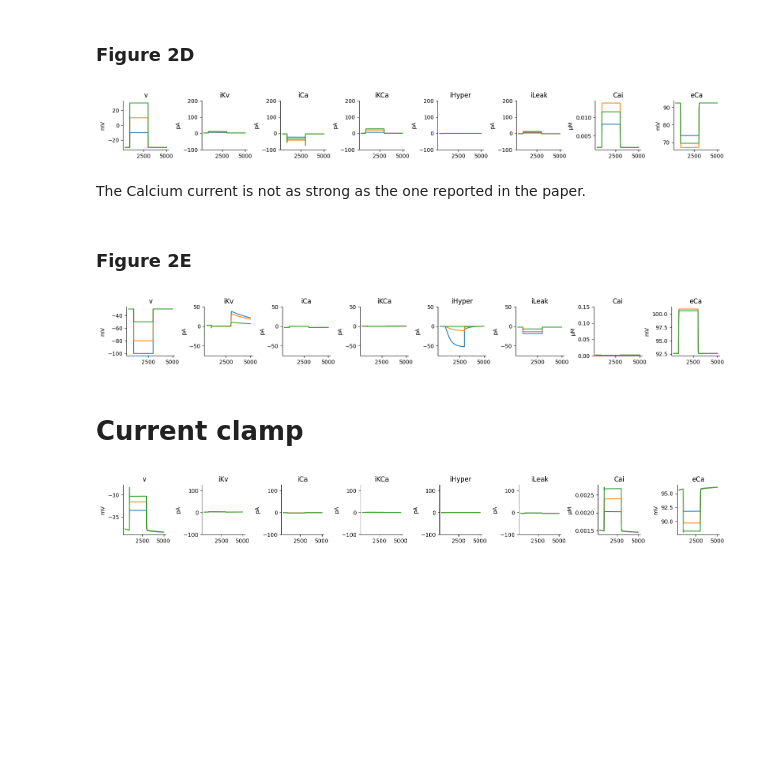
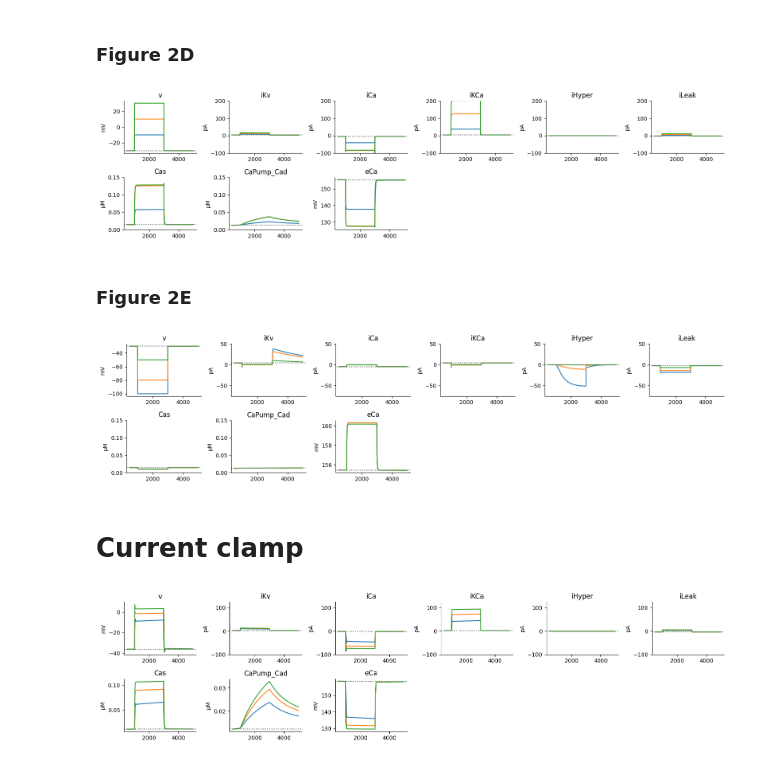
Before and after one commit to jaxleyverse/jaxley-mech, a Jupyter notebook: notebooks/channels/uiki96.ipynb, the cells around one changed output. Drawn from its saved outputs; the diff is of its cells as text; code cells hidden in the pictures; blank space fills up the shorter version.

Commit message:
fix: calcium mechanisms in usui96

```diff
--- a/notebooks/channels/uiki96.ipynb
+++ b/notebooks/channels/uiki96.ipynb
@@ -20,20 +25,19 @@ The calcium pump mechanim described in the papers are buggy. Here we revert to t
 # %% [markdown]
 ### Figure 2D
 # %%
-to_records = ["v", "iCa", "iKCa", "iLeak", "iHyper", 'iKv', "Cai", "eCa"]
-mosaic = [["v", "iKv", "iCa", "iKCa", "iHyper", "iLeak", "Cai", 'eCa']]
+to_records = ["v", "iCa", "iKCa", "iLeak", "iHyper", 'iKv', "Cas", "CaPump_Cad", "eCa"]
+mosaic = [["v", "iKv", "iCa", "iKCa", "iHyper", "iLeak"],
+          ["Cas", 'CaPump_Cad', 'eCa', ".", ".", "."]]
 
 params = {
-    "length": 10,
-    "radius": 5,
-    "capacitance": 33.,
-    "v": -30,
-    "CaPump_taur": 10,
-    "CaPump_cainf": 0.001,
-    "Cao": 2.5,
+    "length": 5.,
+    "radius": 2.5,
+    "capacitance": 10,
+    "v": -36.42516,
+    "Cao": 2500,
 }
 
-fig, ax = plt.subplot_mosaic(mosaic, figsize=(16, 2))
+fig, ax = plt.subplot_mosaic(mosaic, figsize=(16, 4))
 
 V_steps = [-10, 10, 30] # depolarizing
 for v_step in V_steps:
@@ -63,58 +67,56 @@ for v_step in V_steps:
     time_steps = int(total_time / dt)
 
     v = jnp.zeros(time_steps) - 30.
     vc_on = int(pre_vc_time / dt)
     vc_off = int((pre_vc_time + vc_on_time) / dt)
     padding = int(500/dt)
     v = v.at[vc_on:vc_off].set(v_step)
 
     cell.clamp("v", v, verbose=False)
 
     s = jx.integrate(cell, delta_t=dt, t_max=total_time)
     s = prettify(s, to_records, dt)
     for i, rec in enumerate(to_records):
         ax[rec].set_title(rec)
         ax[rec].spines["top"].set_visible(False)
         ax[rec].spines["right"].set_visible(False)
-        if rec == "CaPump_Cad" or rec == "Cas" or rec=="Cai":
+        if rec == "CaPump_Cad" or rec == "Cas":
             ax[rec].set_ylabel("μM")
-            # ax[rec].set_ylim(0, 0.15)
+            ax[rec].set_ylim(0, 0.15)
             ax[rec].plot(s["time"][vc_on-padding:vc_off+int(2500/dt)], s[rec][vc_on-padding:vc_off+int(2500/dt)])
 
         elif rec == "v" or rec == "eCa":
             ax[rec].set_ylabel("mV")
             ax[rec].plot(s["time"][vc_on-padding:vc_off+int(2500/dt)], s[rec][vc_on-padding:vc_off+int(2500/dt)])
 
         else:
             ax[rec].set_ylabel("pA")
             ax[rec].set_ylim(-100, 200)
             ax[rec].plot(s["time"][vc_on-padding:vc_off+int(2500/dt)], s[rec][vc_on-padding:vc_off+int(2500/dt)])
 
+        ax[rec].axhline(s[rec][vc_on-padding:vc_off+int(2500/dt)][0], color='gray', linestyle=':')
+
 fig.tight_layout()
 # %% [output]
-[figure, old version]
+[figure, new version]
-# %% [markdown]
-The Calcium current is not as strong as the one reported in the paper.
 # %% [markdown]
 ### Figure 2E
 # %%
-to_records = ["v", "iCa", "iKCa", "iLeak", "iHyper", 'iKv', "Cai", "eCa"]
-mosaic = [["v", "iKv", "iCa", "iKCa", "iHyper", "iLeak", "Cai", 'eCa']]
+to_records = ["v", "iCa", "iKCa", "iLeak", "iHyper", 'iKv', "Cas", "CaPump_Cad", "eCa"]
+mosaic = [["v", "iKv", "iCa", "iKCa", "iHyper", "iLeak"],
+          ["Cas", 'CaPump_Cad', 'eCa', ".", ".", "."]]
 
 params = {
-    "length": 10,
-    "radius": 5,
-    "capacitance": 33.,
-    "v": -30,
-    "CaPump_taur": 10, # ms
-    "CaPump_cainf": 0.001, # mM
-    "Cao": 2.5, # mM
+    "length": 5.,
+    "radius": 2.5,
+    "capacitance": 10,
+    "v": -36.42516,
+    "Cao": 2500,
 }
 
-fig, ax = plt.subplot_mosaic(mosaic, figsize=(16, 2))
+fig, ax = plt.subplot_mosaic(mosaic, figsize=(16, 4))
 
 V_steps = [-100, -80, -50] # hyperpolarizing
-# V_steps = [-30]
 for v_step in V_steps:
 
     cell = Compartment()
@@ -159,37 +161,37 @@ for v_step in V_steps:
             ax[rec].set_ylabel("μM")
             ax[rec].set_ylim(0, 0.15)
             ax[rec].plot(s["time"][vc_on-padding:vc_off+int(2500/dt)], s[rec][vc_on-padding:vc_off+int(2500/dt)])
+
         elif rec == "v" or rec == "eCa":
             ax[rec].set_ylabel("mV")
             ax[rec].plot(s["time"][vc_on-padding:vc_off+int(2500/dt)], s[rec][vc_on-padding:vc_off+int(2500/dt)])
+
         else:
             ax[rec].set_ylabel("pA")
             ax[rec].set_ylim(-75, 50)
             ax[rec].plot(s["time"][vc_on-padding:vc_off+int(2500/dt)], s[rec][vc_on-padding:vc_off+int(2500/dt)])
 
+        ax[rec].axhline(s[rec][vc_on-padding:vc_off+int(2500/dt)][0], color='gray', linestyle=':')
+
 fig.tight_layout()
 # %% [output]
-[figure, old version]
+[figure, new version]
 # %% [markdown]
 # Current clamp
 # %%
-# to_records = ["v", "iCa", "iKCa", "iLeak", "iHyper", 'iKv', "iKA", "eCa", "Cai"]
-# mosaic = [["v", "iKv", "iKA", "iCa", "iKCa"], ["iLeak", "iHyper", "eCa", "Cai", "."]]
-
-to_records = ["v", "iCa", "iKCa", "iLeak", "iHyper", 'iKv', "Cai", "eCa"]
-mosaic = [["v", "iKv", "iCa", "iKCa", "iHyper", "iLeak", "Cai", 'eCa']]
+to_records = ["v", "iCa", "iKCa", "iLeak", "iHyper", 'iKv', "Cas", "CaPump_Cad", "eCa"]
+mosaic = [["v", "iKv", "iCa", "iKCa", "iHyper", "iLeak"],
+          ["Cas", 'CaPump_Cad', 'eCa', ".", ".", "."]]
 
 params = {
     "length": 5.,
     "radius": 2.5,
-    "capacitance": 33.75,
-    "v": -30,
-    "CaPump_taur": 10,
-    "CaPump_cainf": 0.001, # mM
-    "Cao": 2.5,
+    "capacitance": 10,
+    "v": -36.42516,
+    "Cao": 2500,
 }
 
-fig, ax = plt.subplot_mosaic(mosaic, figsize=(16, 2))
+fig, ax = plt.subplot_mosaic(mosaic, figsize=(16, 4))
 
 
 i_dur = 2000
@@ -237,16 +239,16 @@ for i_amp in i_steps:
             ax[rec].set_ylabel("μM")
             # ax[rec].set_ylim(0, 0.15)
             ax[rec].plot(s["time"][vc_on-padding:vc_off+int(2500/dt)], s[rec][vc_on-padding:vc_off+int(2500/dt)])
-
         elif rec == "v" or rec == "eCa":
             ax[rec].set_ylabel("mV")
             ax[rec].plot(s["time"][vc_on-padding:vc_off+int(2500/dt)], s[rec][vc_on-padding:vc_off+int(2500/dt)])
-
         else:
             ax[rec].set_ylabel("pA")
             ax[rec].set_ylim(-100, 125)
             ax[rec].plot(s["time"][vc_on-padding:vc_off+int(2500/dt)], s[rec][vc_on-padding:vc_off+int(2500/dt)])
 
+        ax[rec].axhline(s[rec][vc_on-padding:vc_off+int(2500/dt)][0], color='gray', linestyle=':')
+
 fig.tight_layout()
 # %% [output]
-[figure, old version]
+[figure, new version]
```
Also changed, not shown: parts of 6 cells of this notebook, 3 other files.
